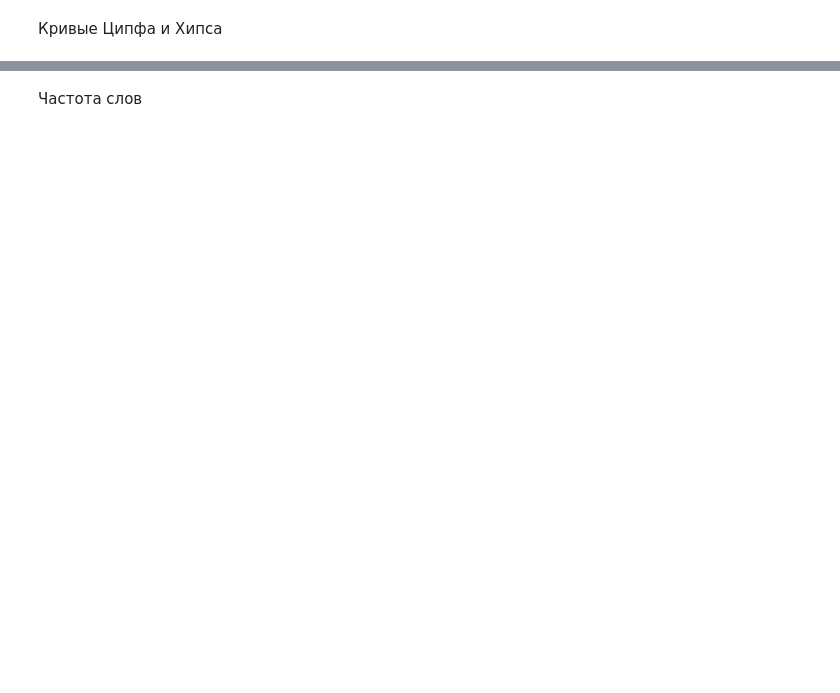
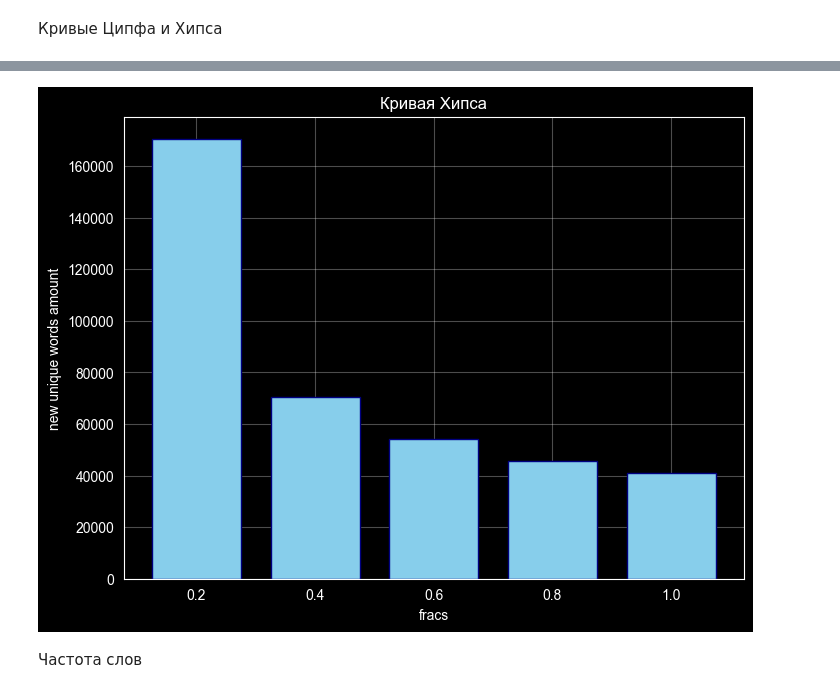
Before and after one commit to Norventorig/ml, a Jupyter notebook: nlp_education/task_1/main.ipynb, the cells around one changed output, grey strips where cells are left out. Saved outputs shown, nothing was run; the diff lists cells and outputs as text; code cells hidden in the pictures; blank space fills up the shorter version.

Commit message:
adds hips curve

```diff
--- a/nlp_education/task_1/main.ipynb
+++ b/nlp_education/task_1/main.ipynb
@@ -231,3 +171,30 @@ plt.show()
+# %%
+unique_words = set()
+
+unique_words_amounts = np.empty(5)
+fracs = list(i_frac / 10 for i_frac in range(2, 11, 2))
+# %%
+for index, i_frac in enumerate(fracs):
+    cur_piece_text = df['text'].sample(frac=i_frac, random_state=42)
+    cur_piece_text = cur_piece_text.apply(lambda i_text: re.sub(r'\W+', ' ', i_text.lower()))
+
+    gen = (unique_words.add(i_word) for i_sentence in cur_piece_text for i_word in i_sentence.split())
+    list(gen)
+
+    unique_words_amounts[index] = len(unique_words)
+# %%
+unique_words_amounts = np.concatenate([[unique_words_amounts[0]],
+                                     np.diff(unique_words_amounts)])
+# %%
+plt.figure(figsize=(8, 6))
+plt.bar(fracs, unique_words_amounts, width=0.15, color='skyblue', edgecolor='navy', linewidth=1)
+plt.xlabel('fracs')
+plt.ylabel('new unique words amount')
+plt.title('Кривая Хипса')
+plt.grid(True, alpha=0.3)
+plt.show()
+# %% [output]
+[figure, added]
 # %% [markdown]
 Частота слов
 # %%
```
Also changed, not shown: parts of 21 cells of this notebook.
